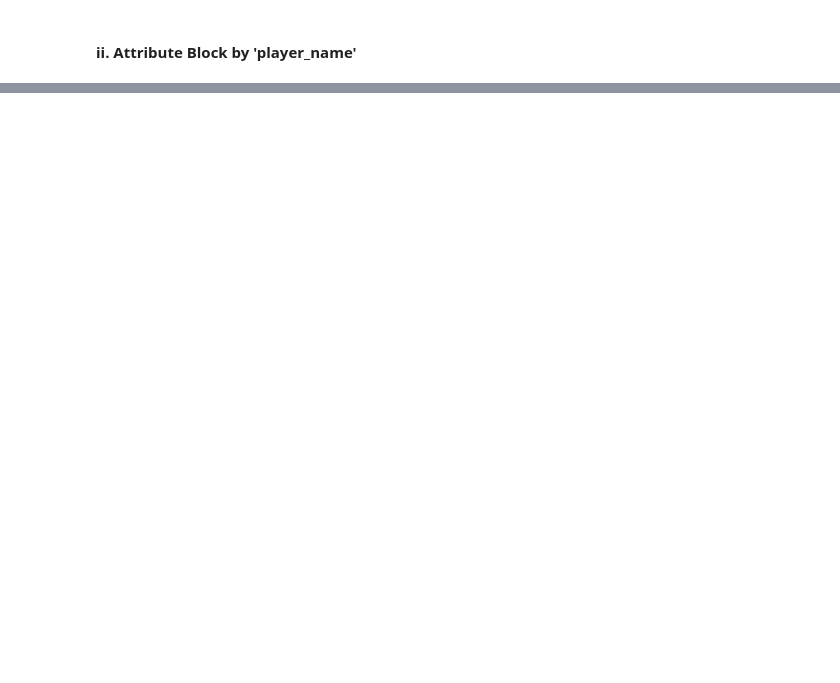
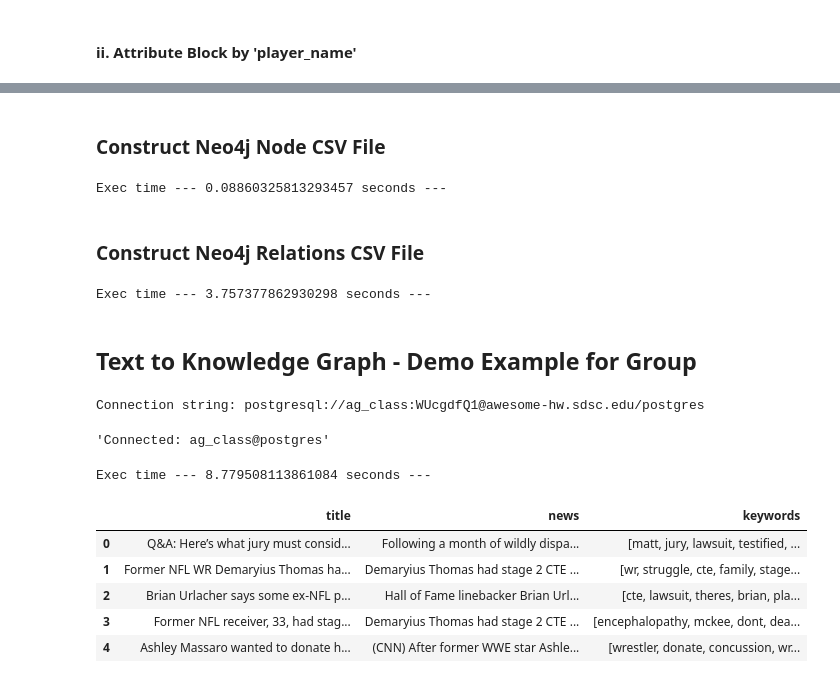
Before and after one commit to mona-jandro-camm/dse203, a Jupyter notebook: Python/Notebooks/DSE203_NFL_CTE_Group5_Camm.ipynb, the cells around one changed output, grey strips where cells are left out. Drawn from its saved outputs; the diff is of its cells as text; code cells hidden in the pictures; blank space fills up the shorter version.

```diff
--- a/Python/Notebooks/DSE203_NFL_CTE_Group5_Camm.ipynb
+++ b/Python/Notebooks/DSE203_NFL_CTE_Group5_Camm.ipynb
@@ -433,0 +540,2 @@ ab_fullname_cand.groupby("ltable_Player Id").first()
+# %% [markdown]
+### Construct Neo4j Node CSV File
@@ -433,0 +590,11 @@ ab_fullname_cand.groupby("ltable_Player Id").first()
+# %%
+# Set data dump path for Neo4j
+neo4j_data_path = "/Users/camm/Library/NEO4J_HOME/import"
+
+# Construct Node CSV file
+node_map, exec_time = processNodes(ab_fullname_cand.copy(), neo4j_data_path+"/CTE_Nodes.csv")
+print("Exec time --- %s seconds ---" % exec_time)
+# %% [output]
+Exec time --- 0.08860325813293457 seconds ---
+# %% [markdown]
+### Construct Neo4j Relations CSV File
@@ -433,0 +638,8 @@ ab_fullname_cand.groupby("ltable_Player Id").first()
+# %%
+# Construct relation 'cites' & 'family-cites' CSV file
+exec_time = processRelations(ab_fullname_cand.copy(), node_map, neo4j_data_path+"/CTE_Relations.csv")
+print("Exec time --- %s seconds ---" % exec_time)
+# %% [output]
+Exec time --- 3.757377862930298 seconds ---
+# %% [markdown]
+## Text to Knowledge Graph - Demo Example for Group
@@ -433,0 +664,57 @@ ab_fullname_cand.groupby("ltable_Player Id").first()
+# %%
+# ----------------------------------------------------
+# Change below creds/config per your own DB settings:
+# ----------------------------------------------------
+db_host     = 'awesome-hw.sdsc.edu'   # <- enter your DB host name
+db_name     = 'postgres'              # <- enter your DB name
+db_username = 'ag_class'              # <- enter your DB username
+db_password = 'WUcgdfQ1'              # <- enter your DB password
+# %%
+# Create a postgresql engine instance
+print('Connection string: postgresql://' + db_username +':' + db_password + '@' + db_host + '/' + db_name)
+alchemyEngine  = sqlalchemy.create_engine('postgresql://' + db_username +':' + db_password + '@' + db_host + '/' + db_name)
+%reload_ext sql
+%sql $alchemyEngine.url
+# %% [output]
+Connection string: postgresql://ag_class:WUcgdfQ1@awesome-hw.sdsc.edu/postgres
+'Connected: ag_class@postgres'
+# %%
+# Set start time to calculate compute time
+start_time = time.time()
+
+# Connect to PostgreSQL server
+dbConnection    = alchemyEngine.connect();
+
+# SQL command
+sql = """
+        SELECT DISTINCT title, news, keywords from usnewspaper WHERE ARRAY['cte','lawsuit']::text[] <@ keywords AND news IS NOT NULL
+        UNION
+        /*
+        SELECT DISTINCT title, news, keywords  from usnewspaper WHERE ARRAY['nfl', 'helmet']::text[] <@ keywords AND news IS NOT NULL
+        UNION
+        SELECT DISTINCT title, news, keywords  from usnewspaper WHERE ARRAY['nfl', 'brain']::text[] <@ keywords AND news IS NOT NULL
+        UNION */
+        SELECT DISTINCT title, news, keywords from usnewspaper WHERE ARRAY['encephalopathy']::text[] <@ keywords
+             AND news IS NOT NULL AND title ilike '%nfl%';
+      """
+
+# Read data from PostgreSQL database table and load into a DataFrame instance
+news_data_df = pd.read_sql_query(sqlalchemy.text(sql), alchemyEngine)
+
+# Close the database connection
+dbConnection.close();
+
+pd.set_option('display.expand_frame_repr', False);
+
+print("Exec time --- %s seconds ---" % (time.time() - start_time))
+
+# Display the DataFrame
+display(news_data_df.head())
+# %% [output]
+Exec time --- 8.779508113861084 seconds ---
+|  | title | news | keywords |
+| 0 | Q&A: Here’s what jury must consid... | Following a month of wildly dispa... | [matt, jury, lawsuit, testified, ... |
+| 1 | Former NFL WR Demaryius Thomas ha... | Demaryius Thomas had stage 2 CTE ... | [wr, struggle, cte, family, stage... |
+| 2 | Brian Urlacher says some ex-NFL p... | Hall of Fame linebacker Brian Url... | [cte, lawsuit, theres, brian, pla... |
+| 3 | Former NFL receiver, 33, had stag... | Demaryius Thomas had stage 2 CTE ... | [encephalopathy, mckee, dont, dea... |
+| 4 | Ashley Massaro wanted to donate h... | (CNN) After former WWE star Ashle... | [wrestler, donate, concussion, wr... |
```
Also changed, not shown: parts of 28 cells of this notebook.
